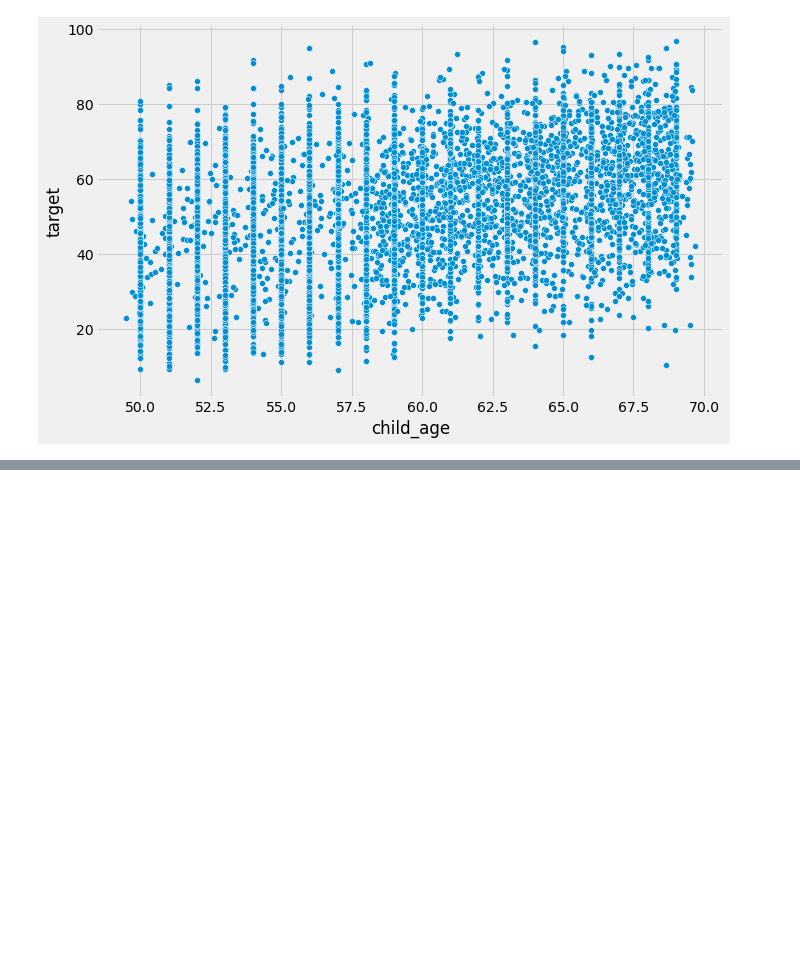
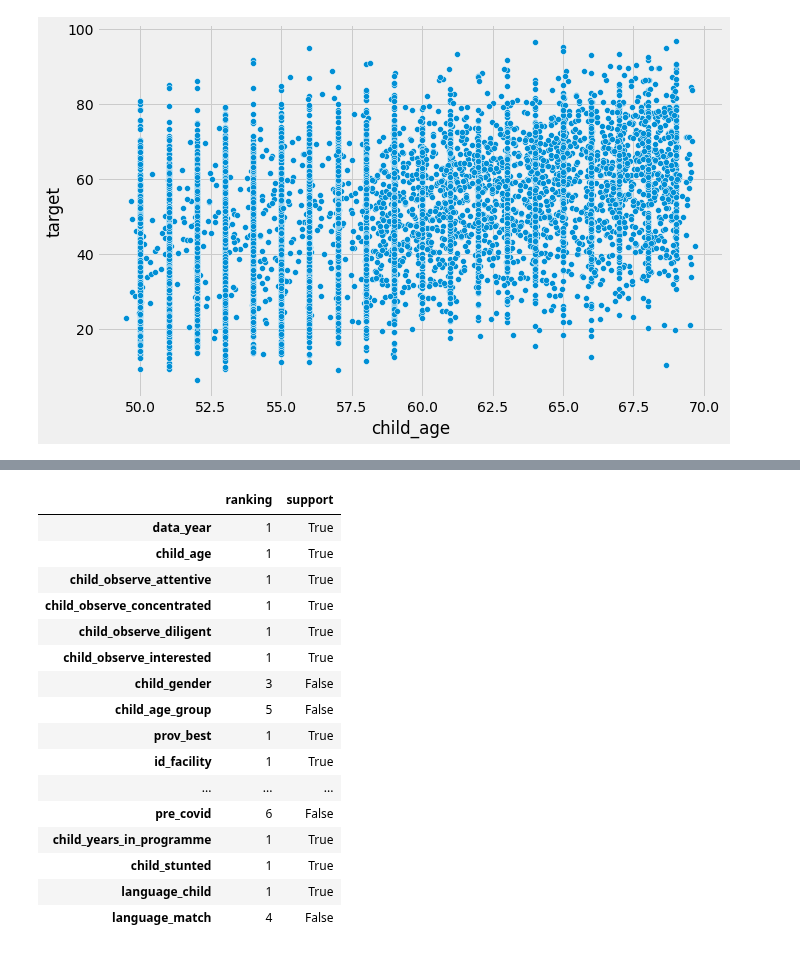
Before and after one commit to AgbajeAyomipo/Data-Drive-Early-Learning-Predictors-Challenge, a Jupyter notebook: notebooks/script_.ipynb, the cells around one changed output, grey strips where cells are left out. Cells and saved outputs as stored; diff of their text form; code cells hidden in the pictures; blank space fills up the shorter version.

```diff
--- a/notebooks/script_.ipynb
+++ b/notebooks/script_.ipynb
@@ -306,0 +646,17 @@ sns.scatterplot(x = 'child_age', y = 'target', data = train_)
+# %%
+scale_x.fit(X_train)
+X_train_x = scale_x.transform(X_train)
+X_test_x = scale_x.transform(X_test)
+
+scale_y.fit(X_train)
+X_train_y = scale_y.transform(X_train)
+X_test_y = scale_y.transform(X_test)
+# %%
+rfr = RandomForestRegressor()
+xgbr = XGBRegressor()
+vr = VotingRegressor(
+    estimators=[('rfr', rfr),('xgbr', xgbr)]
+)
+sr = StackingRegressor(
+    estimators=[('rfr', rfr),('xgbr', xgbr), ('vr', vr)]
+)
@@ -306,0 +932,7 @@ sns.scatterplot(x = 'child_age', y = 'target', data = train_)
+# %%
+rfe = RFE(
+        estimator = xgbr,
+        n_features_to_select=13
+)
+rfe.fit(X_train_x, y_train)
+rfe_X_train = rfe.transform(X_train_x)
@@ -306,0 +1034,26 @@ sns.scatterplot(x = 'child_age', y = 'target', data = train_)
+# %%
+data = {
+    'ranking': rfe.ranking_,
+    'support': rfe.support_
+}
+rf_check_ = pd.DataFrame(data = data, index = train_.columns[:-1])
+# %%
+rf_check_
+# %% [output]
+|  | ranking | support |
+| data_year | 1 | True |
+| child_age | 1 | True |
+| child_observe_attentive | 1 | True |
+| child_observe_concentrated | 1 | True |
+| child_observe_diligent | 1 | True |
+| child_observe_interested | 1 | True |
+| child_gender | 3 | False |
+| child_age_group | 5 | False |
+| prov_best | 1 | True |
+| id_facility | 1 | True |
+| ... | ... | ... |
+| pre_covid | 6 | False |
+| child_years_in_programme | 1 | True |
+| child_stunted | 1 | True |
+| language_child | 1 | True |
+| language_match | 4 | False |
```
Also changed, not shown: parts of 67 cells of this notebook, 3 other files.
